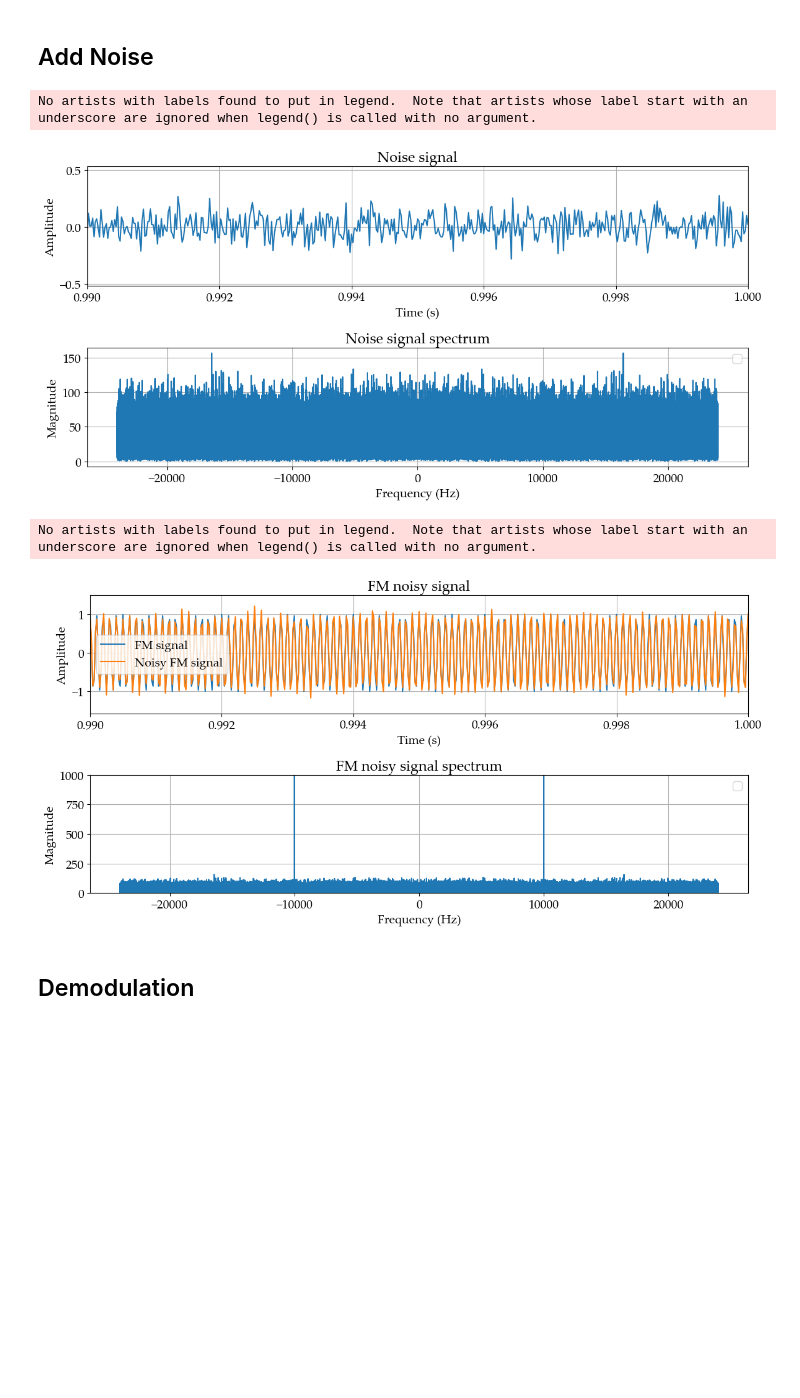
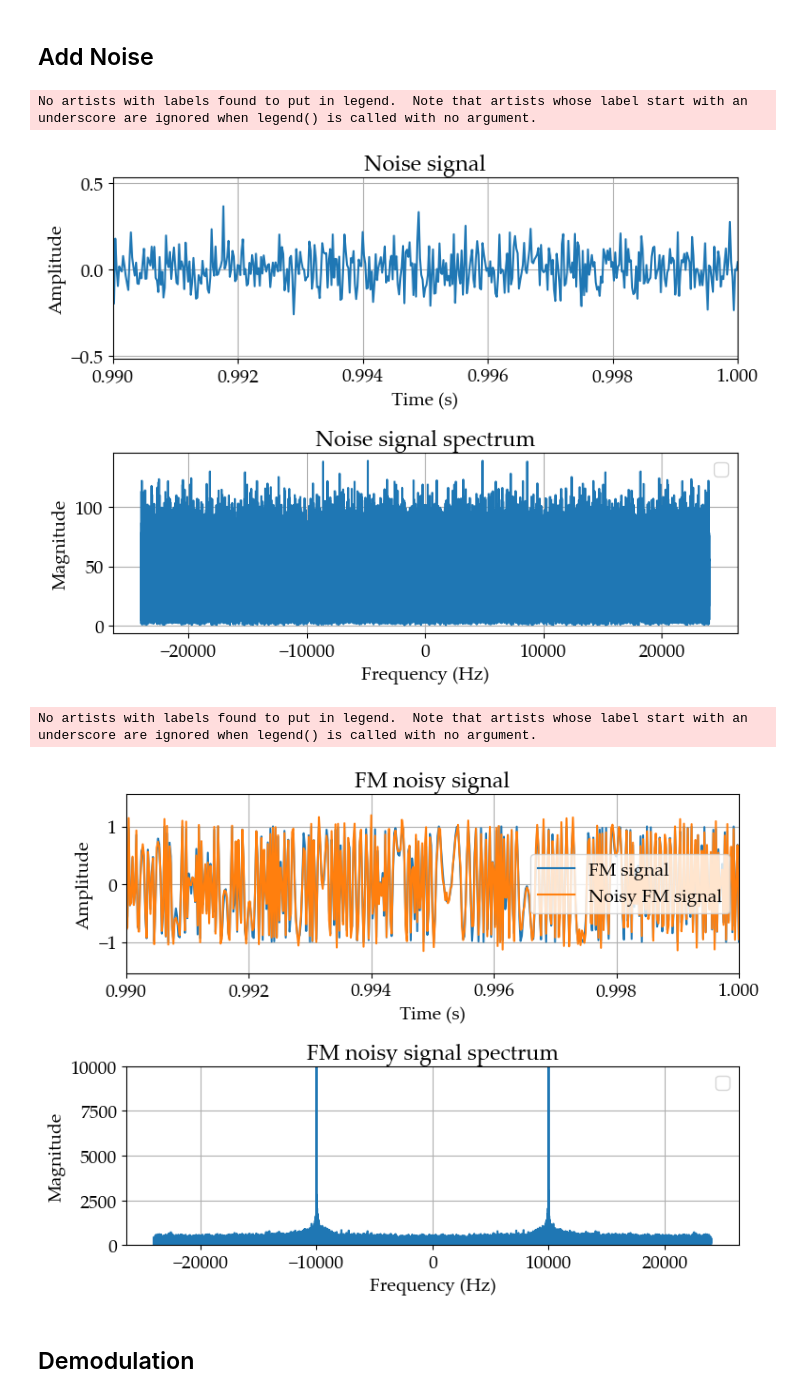
Before and after one commit to martinz2002/ece459-project-fa23-zjui, a Jupyter notebook: project_main/audio_processing_fm.ipynb, the cells around one changed output. Cells and saved outputs as stored; diff of their text form; code cells hidden in the pictures; blank space fills up the shorter version.

```diff
--- a/project_main/audio_processing_fm.ipynb
+++ b/project_main/audio_processing_fm.ipynb
@@ -58,11 +65,14 @@ from scipy.fftpack import fft, fftshift
 from scipy.io import wavfile
 from scipy import signal
 
-kf = 0.3    # modulation index
 fc = 1e4    # carrier frequency
-bw = 4e3    # required baseband bandwidth
+bw = 400    # required baseband bandwidth
+mod_index = 0.3   # modulation index specified by the problem
+deviation = mod_index * bw
+kf = deviation / max(message)  # modulation sensitivity
 
 fs, orig_data = wavfile.read('audio.wav')
+
 # message is the normalized audio signal
 message = butter_lowpass_filter(orig_data / np.max(np.abs(orig_data)), bw, fs, order=8)
 t = np.arange(0, len(message)/fs, 1/fs)  # Time vector
@@ -70,9 +80,10 @@ t = np.arange(0, len(message)/fs, 1/fs)  # Time vector
 # calculate frequency deviation
 deviation = kf*max(message)
 
-# 2. Perform Frequency Modulation (FM)
+# integrate message and modulate
 integral_of_message = np.cumsum(message) / fs
-fm_signal = np.cos(2 * np.pi * fc * t + 2 * np.pi * deviation * integral_of_message)
+integral_of_message_normalized = integral_of_message / np.max(np.abs(integral_of_message))
+fm_signal = np.cos(2 * np.pi * fc * t + 2 * np.pi * deviation * integral_of_message_normalized)
 fm_signal_spectrum = fftshift(fft(fm_signal))
 freqs = np.linspace(-fs/2, fs/2, len(fm_signal_spectrum))
 # %%
@@ -124,7 +153,7 @@ noise = np.sqrt(noise_power) * np.random.normal(size=len(t))
 fm_noisy_signal = fm_signal + noise
 
 # plot noise signal and its fft
-plt.figure(figsize=(12, 6))
+plt.figure()
 plt.subplot(2, 1, 1)
 plt.plot(t, noise)
 plt.title('Noise signal')
@@ -138,38 +167,38 @@ plt.title('Noise signal spectrum')
 plt.xlabel('Frequency (Hz)')
 plt.ylabel('Magnitude')
 plt.grid(True)
 plt.legend()
 plt.tight_layout()
 
 plt.show()
 
 # plot fm noisy signal and its fft
-plt.figure(figsize=(12, 6))
+plt.figure()
 plt.subplot(2, 1, 1)
 plt.plot(t, fm_signal, label='FM signal')
 plt.plot(t, fm_noisy_signal, label='Noisy FM signal')
 plt.title('FM noisy signal')
 plt.xlabel('Time (s)')
 plt.xlim(0.99, 1)
 plt.ylabel('Amplitude')
 plt.legend()
 plt.grid(True)
 plt.subplot(2, 1, 2)
 plt.plot(freqs, np.abs(fftshift(fft(fm_noisy_signal))))
 plt.title('FM noisy signal spectrum')
 plt.xlabel('Frequency (Hz)')
 plt.ylabel('Magnitude')
-plt.ylim(0, 1000)
+plt.ylim(0, 10000)
 plt.grid(True)
 plt.legend()
 plt.tight_layout()
 
 plt.show()
 # %% [output]
 No artists with labels found to put in legend.  Note that artists whose label start with an underscore are ignored when legend() is called with no argument.
-[figure, old version]
+[figure, new version]
 No artists with labels found to put in legend.  Note that artists whose label start with an underscore are ignored when legend() is called with no argument.
-[figure, old version]
+[figure, new version]
 # %% [markdown]
 ## Demodulation
 # %%
```
Also changed, not shown: parts of 9 cells of this notebook, 6 other files.
